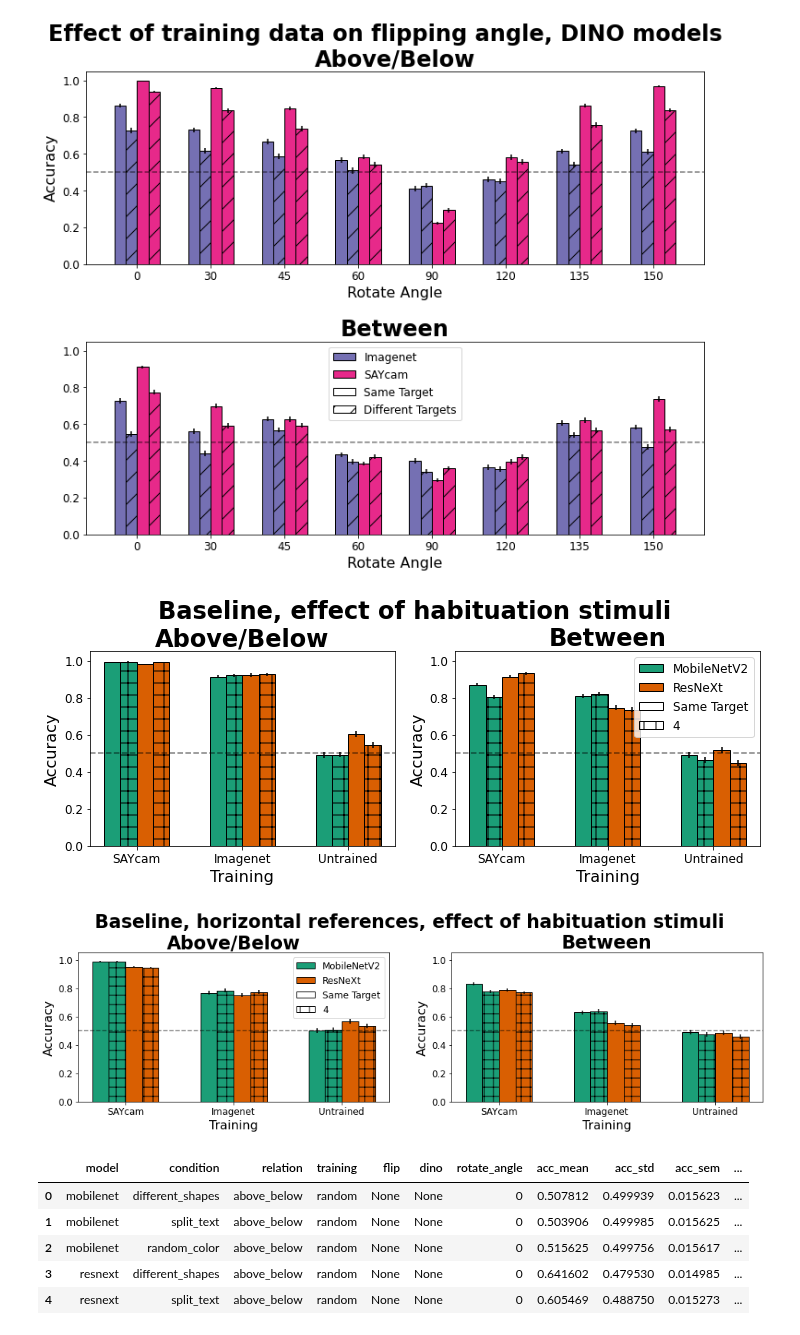
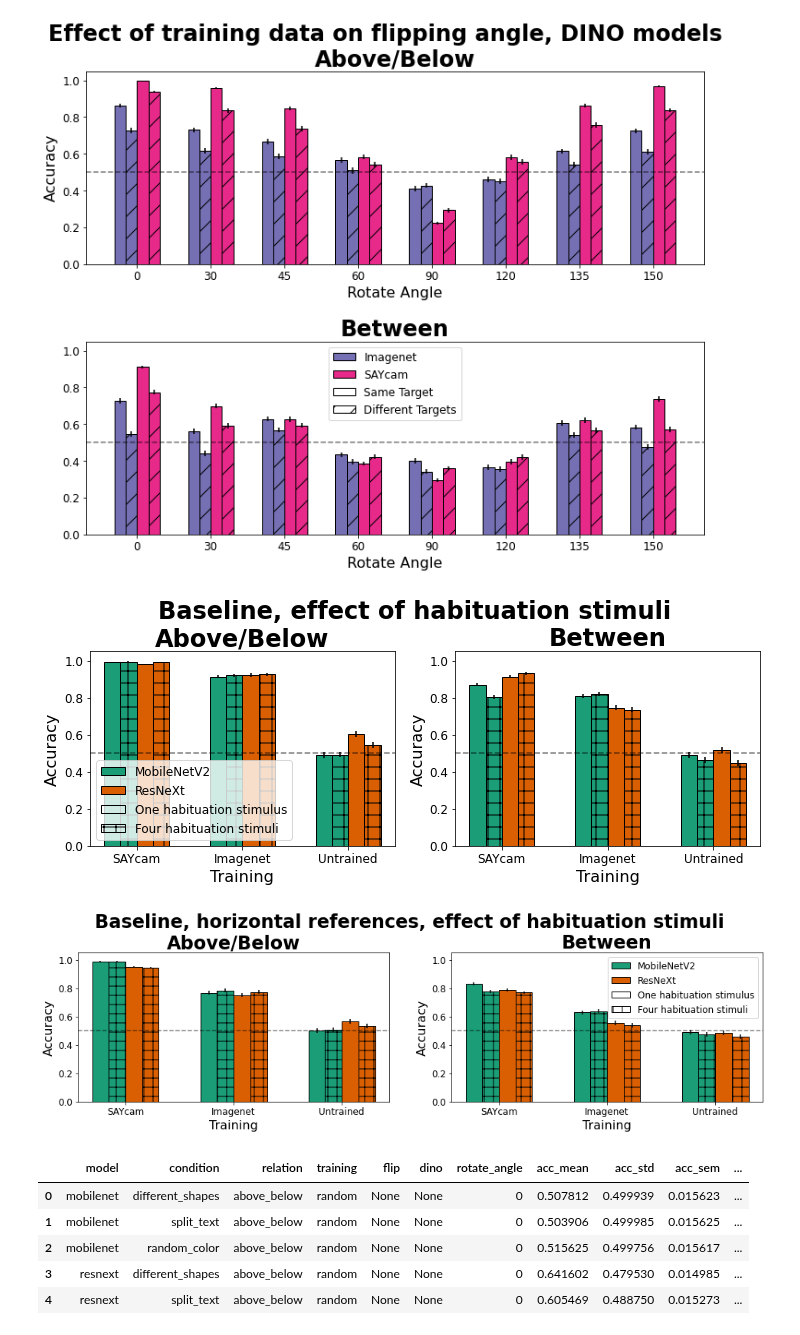
Before and after one commit to guydav/simple-relational-reasoning, a Jupyter notebook: notebooks/EmbeddingDataAnalysis.ipynb, the cells around one changed output. Drawn from its saved outputs; the diff is of its cells as text; code cells hidden in the pictures.

```diff
--- a/notebooks/EmbeddingDataAnalysis.ipynb
+++ b/notebooks/EmbeddingDataAnalysis.ipynb
@@ -629,50 +617,52 @@ multiple_bar_plots(combined_df,
     )
 # %% [output]
 [figure]
+# %%
+multiple_bar_plots(combined_df,
+    # what and how to plot arguments
+    filter_dict=dict(training=['random', 'ImageNet', 'saycam(S)'],
+        flip=None, dino=None, rotate_angle=0, n_target_types=1),
+    group_bars_by='training',
+    color_bars_by='model',
+    panel_by='relation',
+    hatch_bars_by='n_habituation_stimuli',
+    # plot style arguments
+    figsize = (12, 4),
+    layout = (1, 2),
+    title_kwargs=dict(fontweight='bold'),
+    panel_titles=['Above/Below', 'Between'],
+    sup_title='Baseline, effect of habituation stimuli',
+    legend_ax_index=0,
+    legend_loc='lower left',
+    save_path='number_of_habituation_stimuli.png',
+    # plot saving arguments
+    # save_path: typing.Optional[str] = None,
+    # save_should_print: bool = False,
+    )
+# %% [output]
+[figure, added]
 # %%
 multiple_bar_plots(combined_df,
     # what and how to plot arguments
     filter_dict=dict(training=['random', 'ImageNet', 'saycam(S)'],
-        flip=None, dino=None, rotate_angle=0, n_target_types=1),
+        flip=None, dino=None, rotate_angle=0, n_target_types=2),
     group_bars_by='training',
     color_bars_by='model',
     panel_by='relation',
     hatch_bars_by='n_habituation_stimuli',
     # plot style arguments
-    figsize = (12, 4),
+    figsize = (16, 4),
     layout = (1, 2),
     title_kwargs=dict(fontweight='bold'),
     panel_titles=['Above/Below', 'Between'],
-    sup_title='Baseline, effect of habituation stimuli',
+    sup_title='Baseline, horizontal references, effect of habituation stimuli',
     legend_ax_index=1
     # plot saving arguments
     # save_path: typing.Optional[str] = None,
     # save_should_print: bool = False,
     )
 # %% [output]
-[figure, old version]
+[figure, new version]
-# %%
-multiple_bar_plots(combined_df,
-    # what and how to plot arguments
-    filter_dict=dict(training=['random', 'ImageNet', 'saycam(S)'],
-        flip=None, dino=None, rotate_angle=0, n_target_types=2),
-    group_bars_by='training',
-    color_bars_by='model',
-    panel_by='relation',
-    hatch_bars_by='n_habituation_stimuli',
-    # plot style arguments
-    figsize = (16, 4),
-    layout = (1, 2),
-    title_kwargs=dict(fontweight='bold'),
-    panel_titles=['Above/Below', 'Between'],
-    sup_title='Baseline, horizontal references, effect of habituation stimuli',
-    legend_ax_index=0
-    # plot saving arguments
-    # save_path: typing.Optional[str] = None,
-    # save_should_print: bool = False,
-    )
-# %% [output]
-[figure, removed]
 # %%
 combined_df.head()
 # %% [output]
```
Also changed, not shown: parts of 11 cells of this notebook, 18 other files.
